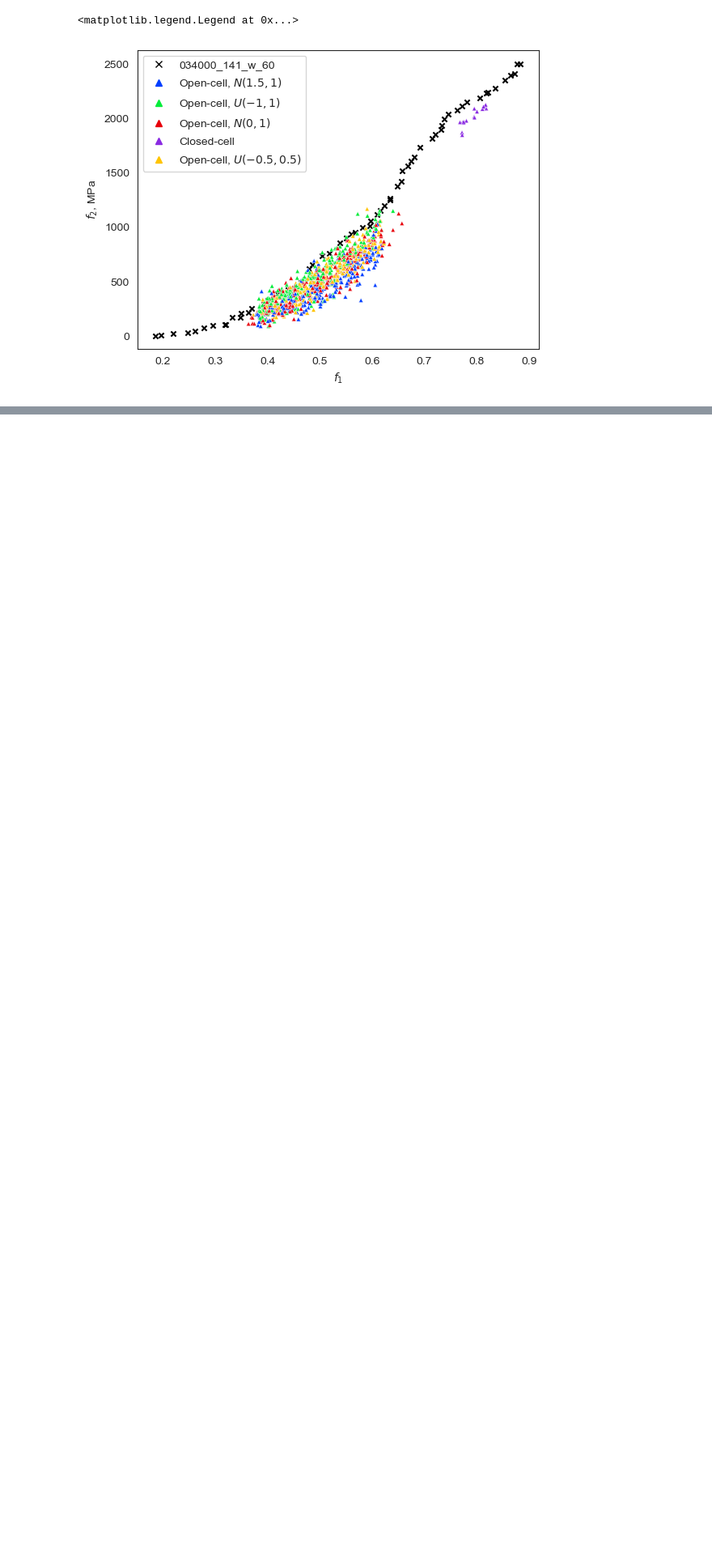
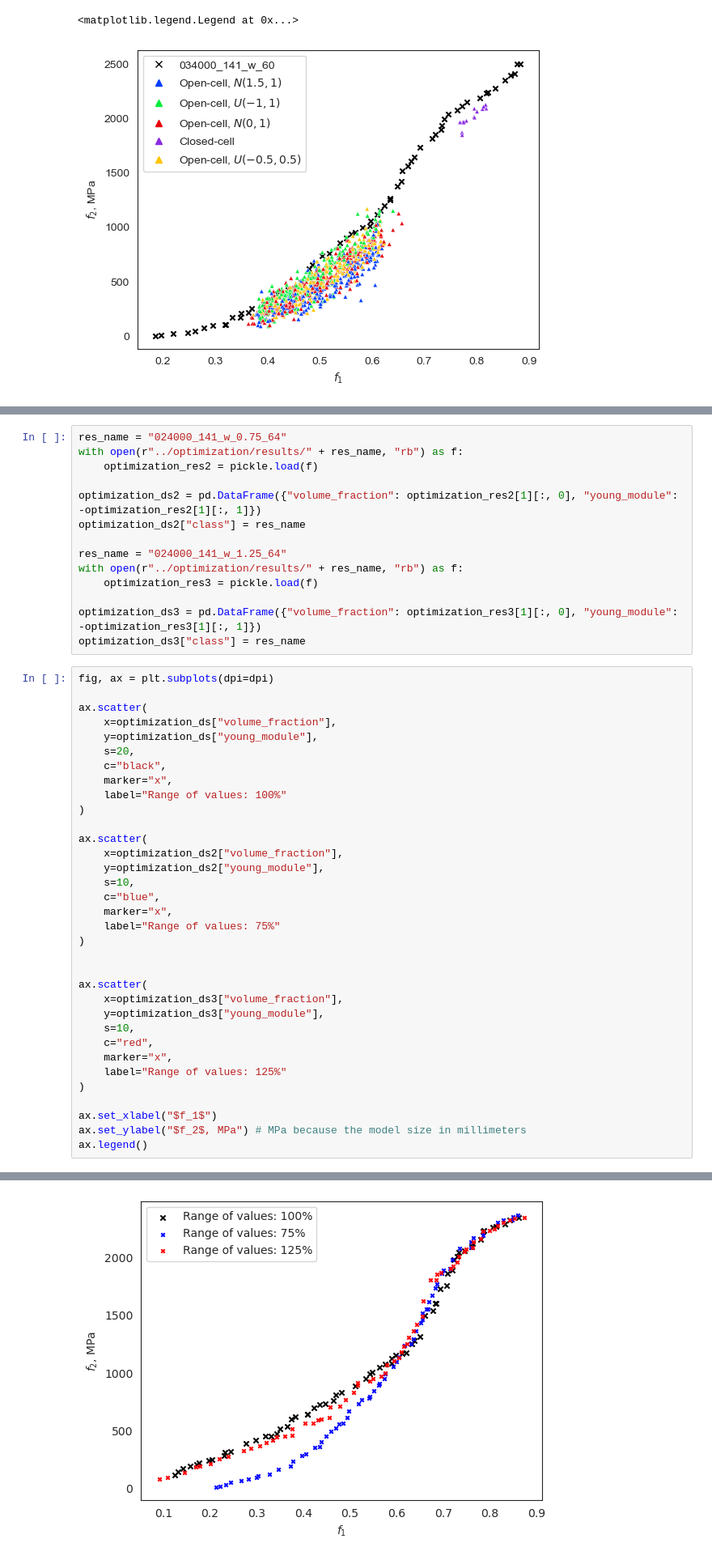
Before and after one commit to evg-kononov/materials-design, a Jupyter notebook: stats/properties.ipynb, the cells around one changed output, grey strips where cells are left out. Shown at 81% size. Saved outputs shown, nothing was run; the diff lists cells and outputs as text; blank space fills up the shorter version.

```diff
--- a/stats/properties.ipynb
+++ b/stats/properties.ipynb
@@ -209,0 +289,49 @@ ax.legend(handles, labels)
+# %%
+res_name = "024000_141_w_0.75_64"
+with open(r"../optimization/results/" + res_name, "rb") as f:
+    optimization_res2 = pickle.load(f)
+
+optimization_ds2 = pd.DataFrame({"volume_fraction": optimization_res2[1][:, 0], "young_module": -optimization_res2[1][:, 1]})
+optimization_ds2["class"] = res_name
+
+res_name = "024000_141_w_1.25_64"
+with open(r"../optimization/results/" + res_name, "rb") as f:
+    optimization_res3 = pickle.load(f)
+
+optimization_ds3 = pd.DataFrame({"volume_fraction": optimization_res3[1][:, 0], "young_module": -optimization_res3[1][:, 1]})
+optimization_ds3["class"] = res_name
+# %%
+fig, ax = plt.subplots(dpi=dpi)
+
+ax.scatter(
+    x=optimization_ds["volume_fraction"],
+    y=optimization_ds["young_module"],
+    s=20,
+    c="black",
+    marker="x",
+    label="Range of values: 100%"
+)
+
+ax.scatter(
+    x=optimization_ds2["volume_fraction"],
+    y=optimization_ds2["young_module"],
+    s=10,
+    c="blue",
+    marker="x",
+    label="Range of values: 75%"
+)
+
+
+ax.scatter(
+    x=optimization_ds3["volume_fraction"],
+    y=optimization_ds3["young_module"],
+    s=10,
+    c="red",
+    marker="x",
+    label="Range of values: 125%"
+)
+
+ax.set_xlabel("$f_1$")
+ax.set_ylabel("$f_2$, MPa") # MPa because the model size in millimeters
+ax.legend()
+# %% [output]
@@ -209,0 +339 @@ ax.legend(handles, labels)
+[figure, added]
```
Also changed, not shown: parts of 26 cells of this notebook.
